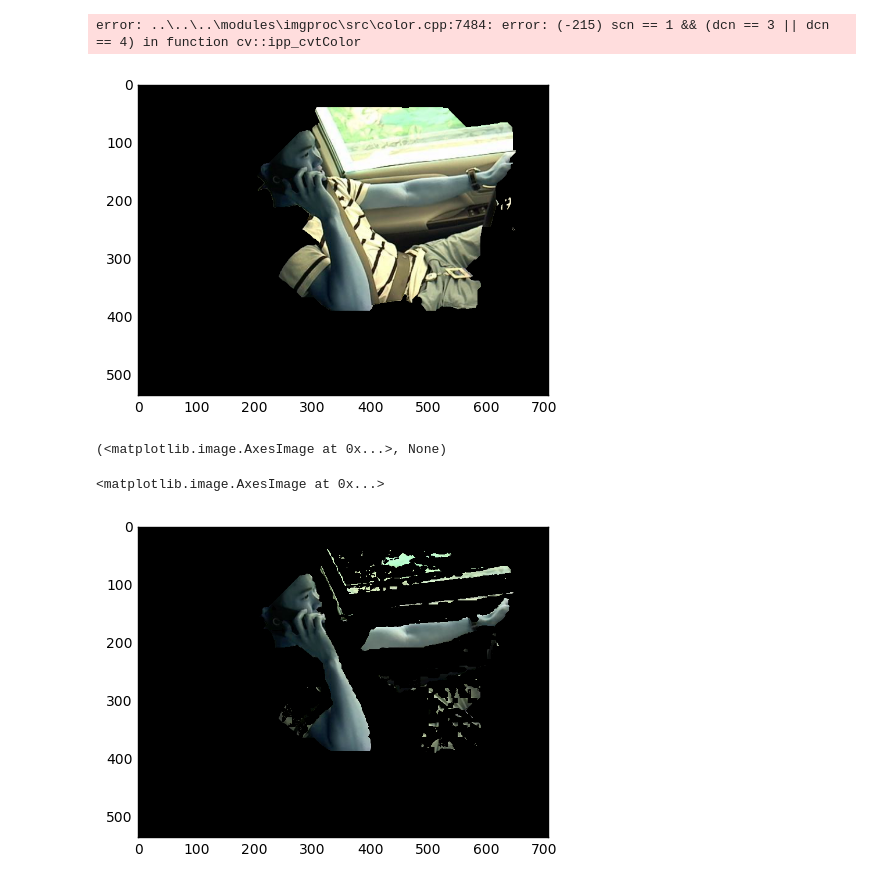
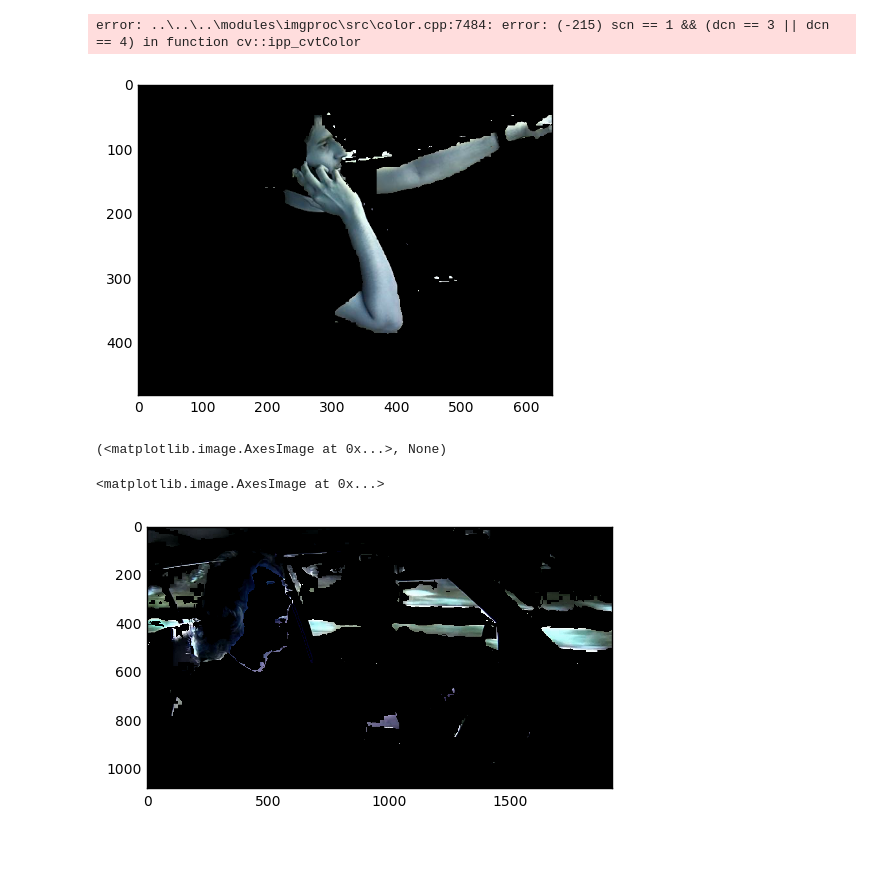
Before and after one commit to vamsi2294/SPARK-DIstracted-Driver-Detection-, a Jupyter notebook: procs.ipynb, the cells around one changed output. Drawn from its saved outputs; the diff is of its cells as text; code cells hidden in the pictures; blank space fills up the shorter version.

```diff
--- a/procs.ipynb
+++ b/procs.ipynb
@@ -50,7 +49,7 @@ plt.imshow(img3)
 # %% [output]
 error: ..\..\..\modules\imgproc\src\color.cpp:7484: error: (-215) scn == 1 && (dcn == 3 || dcn == 4) in function cv::ipp_cvtColor
 # %%
-img=cv2.imread("C:/Users/vamsi/Desktop/Resumes/imggg4.png")
+# img=cv2.imread("C:/Users/vamsi/Desktop/Resumes/imggg4.png")
 k=img
 mask = np.zeros(img.shape[:2],np.uint8)
 
@@ -65,22 +64,21 @@ img = img*mask2[:,:,np.newaxis]
 
 plt.imshow(img),plt.show()
 # %% [output]
-[figure, old version]
+[figure, new version]
 (<matplotlib.image.AxesImage at 0x...>, None)
 # %%
-# img=cv2.imread("C:/Users/vamsi/Desktop/Resumes/imggg4.png")
+img=cv2.imread("C:/Users/vamsi/Desktop/Resumes/imggg3.jpg")
 k=img
-
 # Constants for finding range of skin color in YCrCb
-min_YCrCb = np.array([0,103,77],np.uint8)
-max_YCrCb = np.array([235,183,127],np.uint8)
-img=k
+min_YCrCb = np.array([0,113,80],np.uint8)
+max_YCrCb = np.array([255,153,125],np.uint8)
 imageYCrCb = cv2.cvtColor(img,cv2.COLOR_BGR2YCR_CB)
 
 # Find region with skin tone in YCrCb image
+
 skinRegion = cv2.inRange(imageYCrCb,min_YCrCb,max_YCrCb)
 img = cv2.bitwise_and(img,img,mask=skinRegion)
 plt.imshow(img)
 # %% [output]
 <matplotlib.image.AxesImage at 0x...>
-[figure, old version]
+[figure, new version]
```
Also changed, not shown: parts of 7 cells of this notebook.
